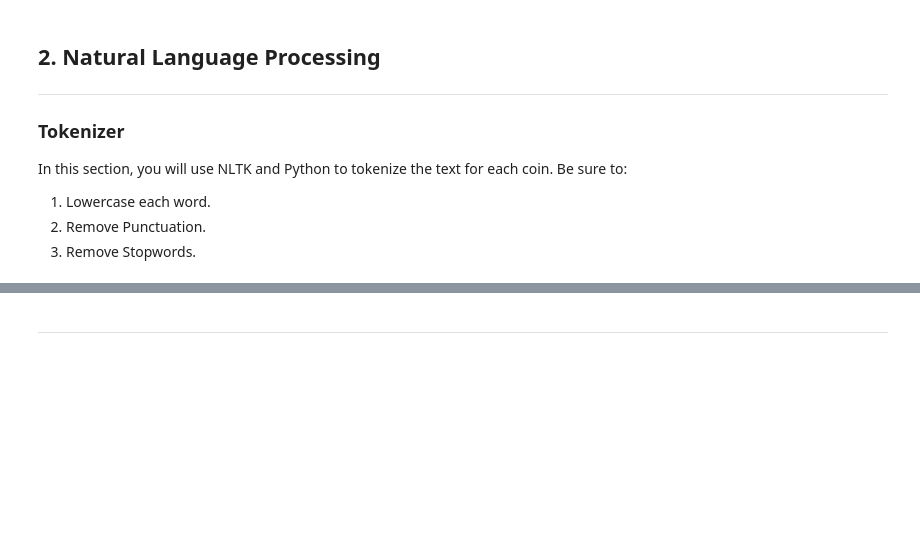
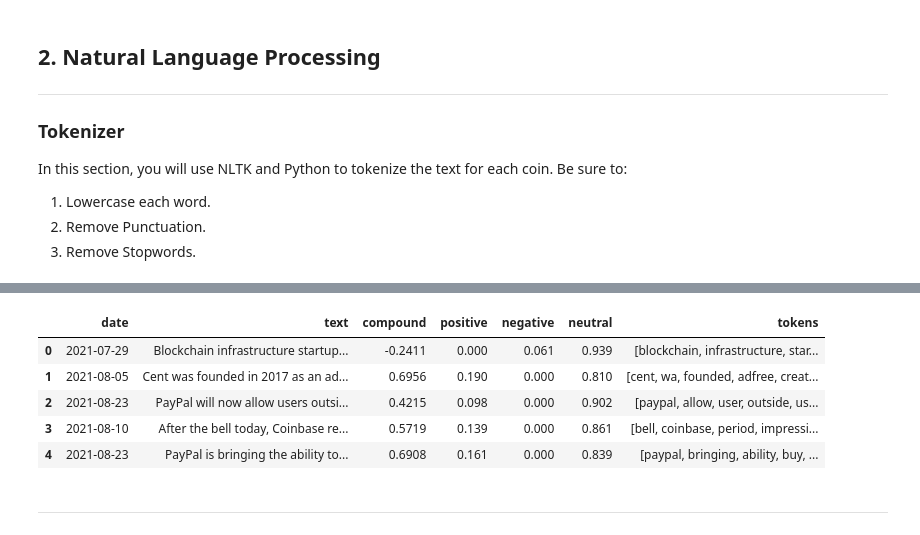
Before and after one commit to Antharithm/NLP, a Jupyter notebook: Starter_Code/crypto_sentiment.ipynb, the cells around one changed output, grey strips where cells are left out. Cells and saved outputs as stored; diff of their text form; code cells hidden in the pictures; blank space fills up the shorter version.

```diff
--- a/Starter_Code/crypto_sentiment.ipynb
+++ b/Starter_Code/crypto_sentiment.ipynb
@@ -247,6 +259,14 @@ def tokenizer(text):
 # %%
 # Create a new tokens column for Ethereum
-# YOUR CODE HERE!
+ethereum_df['tokens'] = ethereum_df.text.apply(tokenizer)
+ethereum_df.head()
+# %% [output]
+|  | date | text | compound | positive | negative | neutral | tokens |
+| 0 | 2021-07-29 | Blockchain infrastructure startup... | -0.2411 | 0.000 | 0.061 | 0.939 | [blockchain, infrastructure, star... |
+| 1 | 2021-08-05 | Cent was founded in 2017 as an ad... | 0.6956 | 0.190 | 0.000 | 0.810 | [cent, wa, founded, adfree, creat... |
+| 2 | 2021-08-23 | PayPal will now allow users outsi... | 0.4215 | 0.098 | 0.000 | 0.902 | [paypal, allow, user, outside, us... |
+| 3 | 2021-08-10 | After the bell today, Coinbase re... | 0.5719 | 0.139 | 0.000 | 0.861 | [bell, coinbase, period, impressi... |
+| 4 | 2021-08-23 | PayPal is bringing the ability to... | 0.6908 | 0.161 | 0.000 | 0.839 | [paypal, bringing, ability, buy, ... |
 # %% [markdown]
 ---
 # %% [markdown]
```
Also changed, not shown: parts of 23 cells of this notebook.
